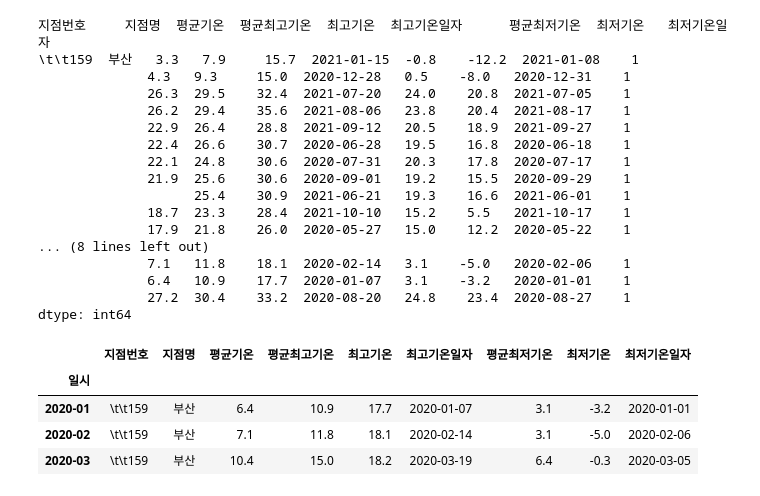
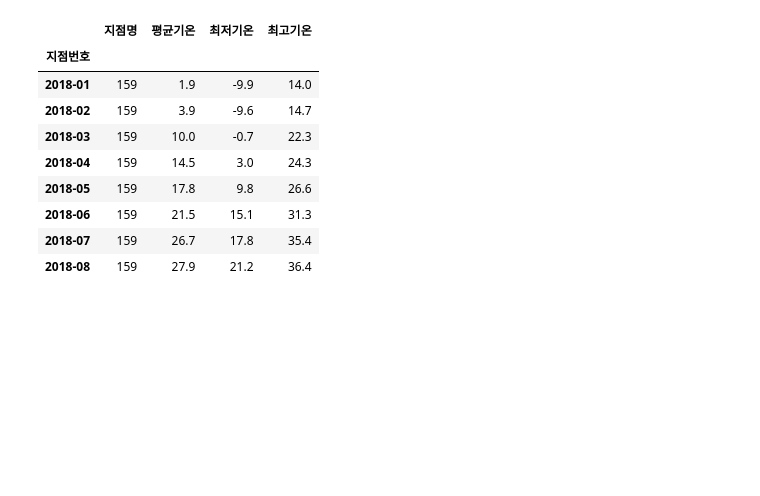
Before and after one commit to mundo99/2-2_BigData, a Jupyter notebook: 09_busan_temp.ipynb, the cells around one changed output. Saved outputs shown, nothing was run; the diff lists cells and outputs as text; code cells hidden in the pictures; blank space fills up the shorter version.

```diff
--- a/09_busan_temp.ipynb
+++ b/09_busan_temp.ipynb
@@ -14,6 +14,6 @@ df.head()
 # %%
-fName = "busan_temp_20211101152204.csv"
-df = pd.read_csv(fName, encoding="cp949", skiprows=11,index_col = 2,
-names=['지점번호','지점명','일시','평균기온','평균최고기온','최고기온','최고기온일자','평균최저기온','최저기온','최저기온일자'])
+fName = "busan_temp_2018_2020.csv"
+df = pd.read_csv(fName, encoding="cp949", skiprows=8,index_col = 0,
+names=['지점번호','지점명','평균기온','최저기온','최고기온'])
 df.head(2)
 # %% [output]
@@ -52,3 +31,0 @@ dtype: int64
-# %%
-df = df.dropna(axis=0, thresh=9) # 9개 이상의 유효한 데이터가 아닌 행 삭제
-df.tail()
@@ -63,28 +32,13 @@ df.tail()
-# %%
-df.value_counts()
-# %% [output]
-지점번호     지점명  평균기온  평균최고기온  최고기온  최고기온일자      평균최저기온  최저기온   최저기온일자
-\t\t159  부산   3.3   7.9     15.7  2021-01-15  -0.8    -12.2  2021-01-08    1
-              4.3   9.3     15.0  2020-12-28   0.5    -8.0   2020-12-31    1
-              26.3  29.5    32.4  2021-07-20   24.0    20.8  2021-07-05    1
-              26.2  29.4    35.6  2021-08-06   23.8    20.4  2021-08-17    1
-              22.9  26.4    28.8  2021-09-12   20.5    18.9  2021-09-27    1
-              22.4  26.6    30.7  2020-06-28   19.5    16.8  2020-06-18    1
-              22.1  24.8    30.6  2020-07-31   20.3    17.8  2020-07-17    1
-              21.9  25.6    30.6  2020-09-01   19.2    15.5  2020-09-29    1
-                    25.4    30.9  2021-06-21   19.3    16.6  2021-06-01    1
-              18.7  23.3    28.4  2021-10-10   15.2    5.5   2021-10-17    1
-              17.9  21.8    26.0  2020-05-27   15.0    12.2  2020-05-22    1
-... (8 lines left out)
-              7.1   11.8    18.1  2020-02-14   3.1    -5.0   2020-02-06    1
-              6.4   10.9    17.7  2020-01-07   3.1    -3.2   2020-01-01    1
-              27.2  30.4    33.2  2020-08-20   24.8    23.4  2020-08-27    1
-dtype: int64
 # %%
-df.head(3)
+df.head(8)
 # %% [output]
-|  | 지점번호 | 지점명 | 평균기온 | 평균최고기온 | 최고기온 | 최고기온일자 | 평균최저기온 | 최저기온 | 최저기온일자 |
-| 일시 |  |  |  |  |  |  |  |  |  |
-| 2020-01 | \t\t159 | 부산 | 6.4 | 10.9 | 17.7 | 2020-01-07 | 3.1 | -3.2 | 2020-01-01 |
-| 2020-02 | \t\t159 | 부산 | 7.1 | 11.8 | 18.1 | 2020-02-14 | 3.1 | -5.0 | 2020-02-06 |
-| 2020-03 | \t\t159 | 부산 | 10.4 | 15.0 | 18.2 | 2020-03-19 | 6.4 | -0.3 | 2020-03-05 |
+|  | 지점명 | 평균기온 | 최저기온 | 최고기온 |
+| 지점번호 |  |  |  |  |
+| 2018-01 | 159 | 1.9 | -9.9 | 14.0 |
+| 2018-02 | 159 | 3.9 | -9.6 | 14.7 |
+| 2018-03 | 159 | 10.0 | -0.7 | 22.3 |
+| 2018-04 | 159 | 14.5 | 3.0 | 24.3 |
+| 2018-05 | 159 | 17.8 | 9.8 | 26.6 |
+| 2018-06 | 159 | 21.5 | 15.1 | 31.3 |
+| 2018-07 | 159 | 26.7 | 17.8 | 35.4 |
+| 2018-08 | 159 | 27.9 | 21.2 | 36.4 |
```
Also changed, not shown: parts of 20 cells of this notebook, 5 other files.
